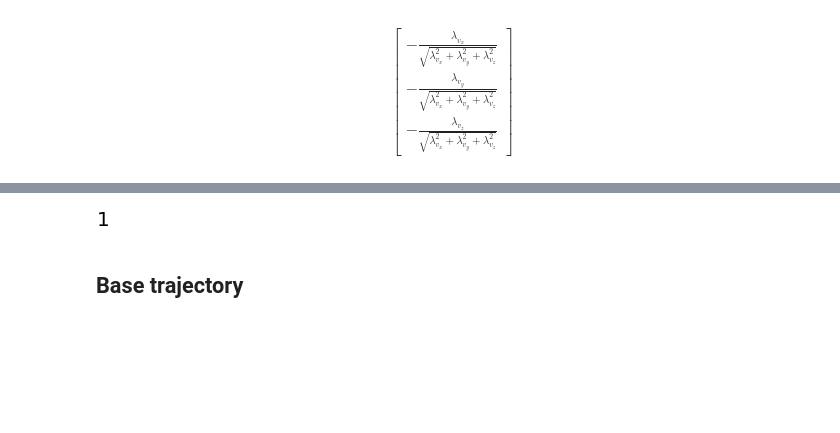
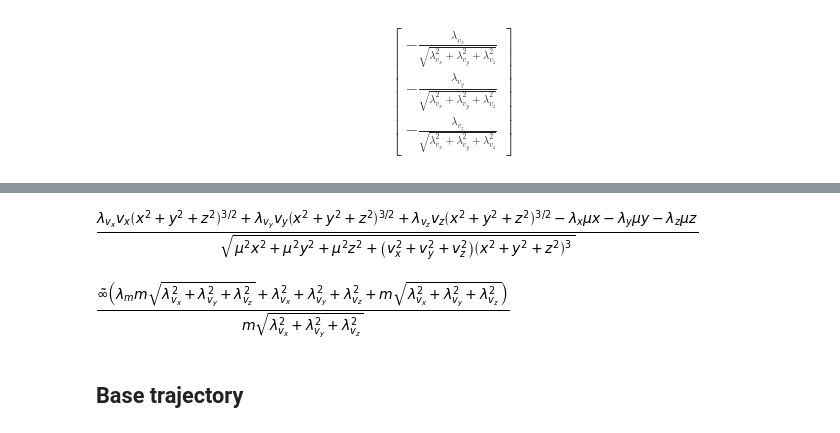
Before and after one commit to cisprague/iros2019, a Jupyter notebook: notebooks/spacecraft.ipynb, the cells around one changed output, grey strips where cells are left out. Cells and saved outputs as stored; diff of their text form; code cells hidden in the pictures; blank space fills up the shorter version.

```diff
--- a/notebooks/spacecraft.ipynb
+++ b/notebooks/spacecraft.ipynb
@@ -102,7 +123,16 @@ Matrix([
-# %%
-L.subs(beta, 1).subs(alpha, 1)
-# %% [output]
-[figure, removed]
+# %%
+tangent = Matrix([
+    (-mu/(p.norm()**3))*p,
+    v
+])
+tangent = tangent/tangent.norm()
+l[:-1, :].dot(tangent).simplify()
+# %% [output]
+[figure, added]
+# %%
+ums.subs(alpha, 0).subs(beta, 1).simplify()
+# %% [output]
+[figure, added]
 # %% [markdown]
 ## Base trajectory
 # %%
```
Also changed, not shown: parts of 35 cells of this notebook, 8 other files.
